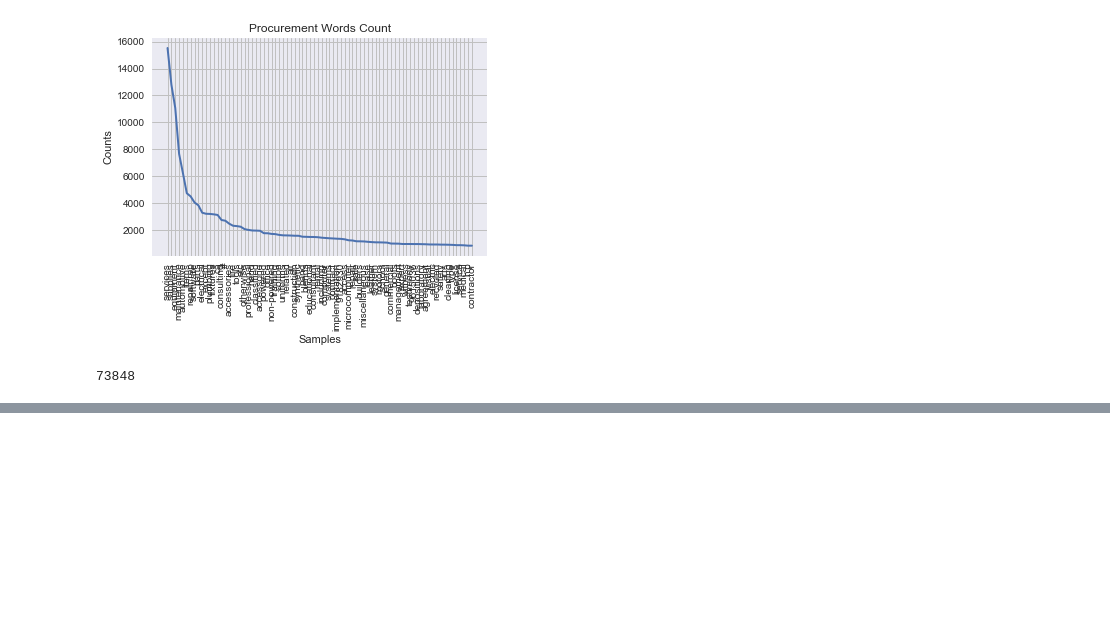
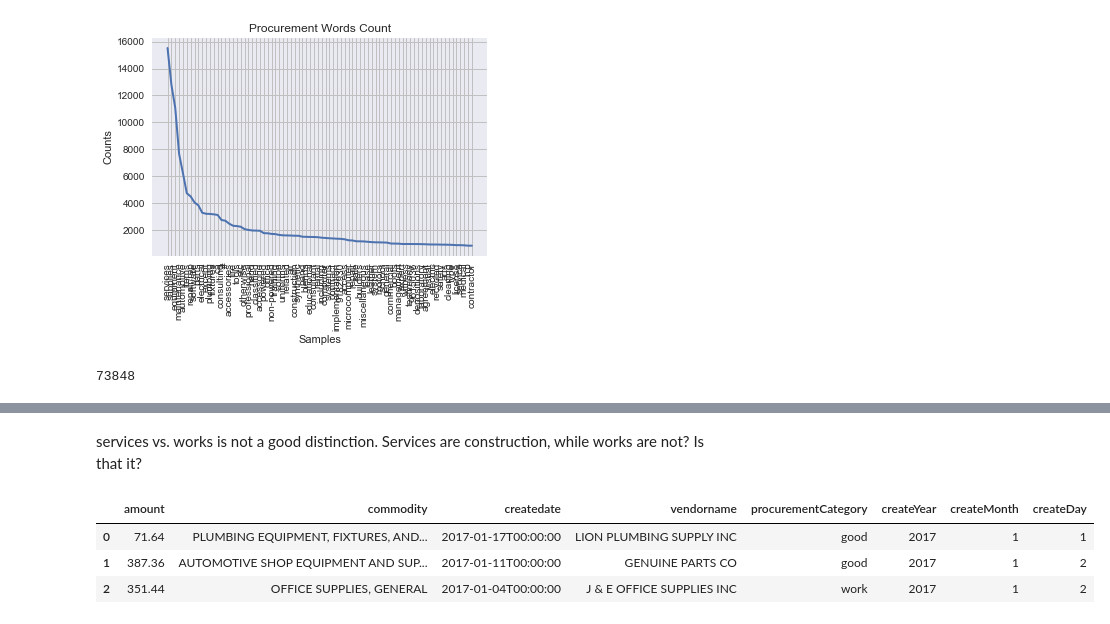
Before and after one commit to sunlightpolicy/open_data_standards_project, a Jupyter notebook: procurement.ipynb, the cells around one changed output, grey strips where cells are left out. Drawn from its saved outputs; the diff is of its cells as text; code cells hidden in the pictures; blank space fills up the shorter version.

```diff
--- a/procurement.ipynb
+++ b/procurement.ipynb
@@ -257,0 +564,10 @@ sum(word_count)
+# %% [markdown]
+services vs. works is not a good distinction.  Services are construction, while works are not? Is that it?
+# %%
+add_year_month_day_df(proc_data,'createdate','create')
+proc_data.head(3)
+# %% [output]
+|  | amount | commodity | createdate | vendorname | procurementCategory | createYear | createMonth | createDay |
+| 0 | 71.64 | PLUMBING EQUIPMENT, FIXTURES, AND... | 2017-01-17T00:00:00 | LION PLUMBING SUPPLY INC | good | 2017 | 1 | 1 |
+| 1 | 387.36 | AUTOMOTIVE SHOP EQUIPMENT AND SUP... | 2017-01-11T00:00:00 | GENUINE PARTS CO | good | 2017 | 1 | 2 |
+| 2 | 351.44 | OFFICE SUPPLIES, GENERAL | 2017-01-04T00:00:00 | J & E OFFICE SUPPLIES INC | work | 2017 | 1 | 2 |
```
Also changed, not shown: parts of 16 cells of this notebook, 2 other files.
